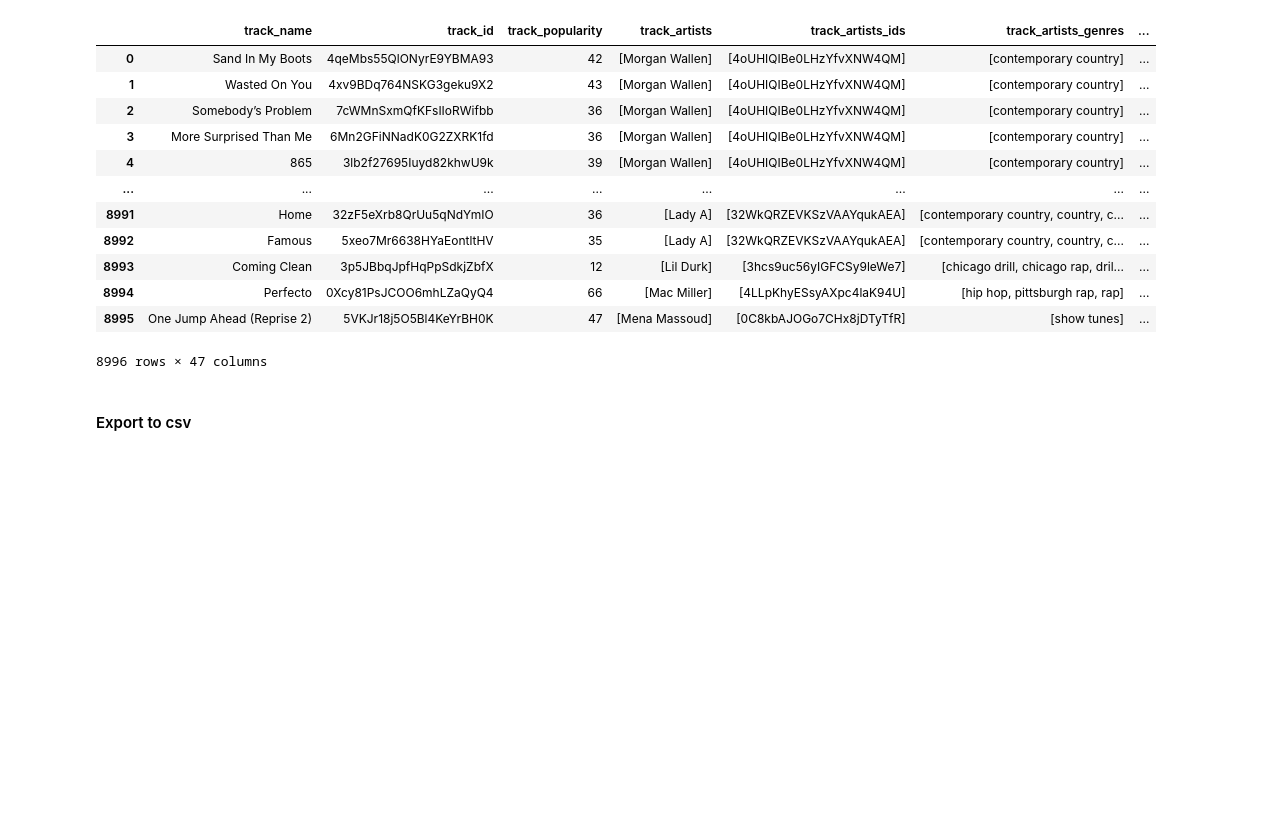
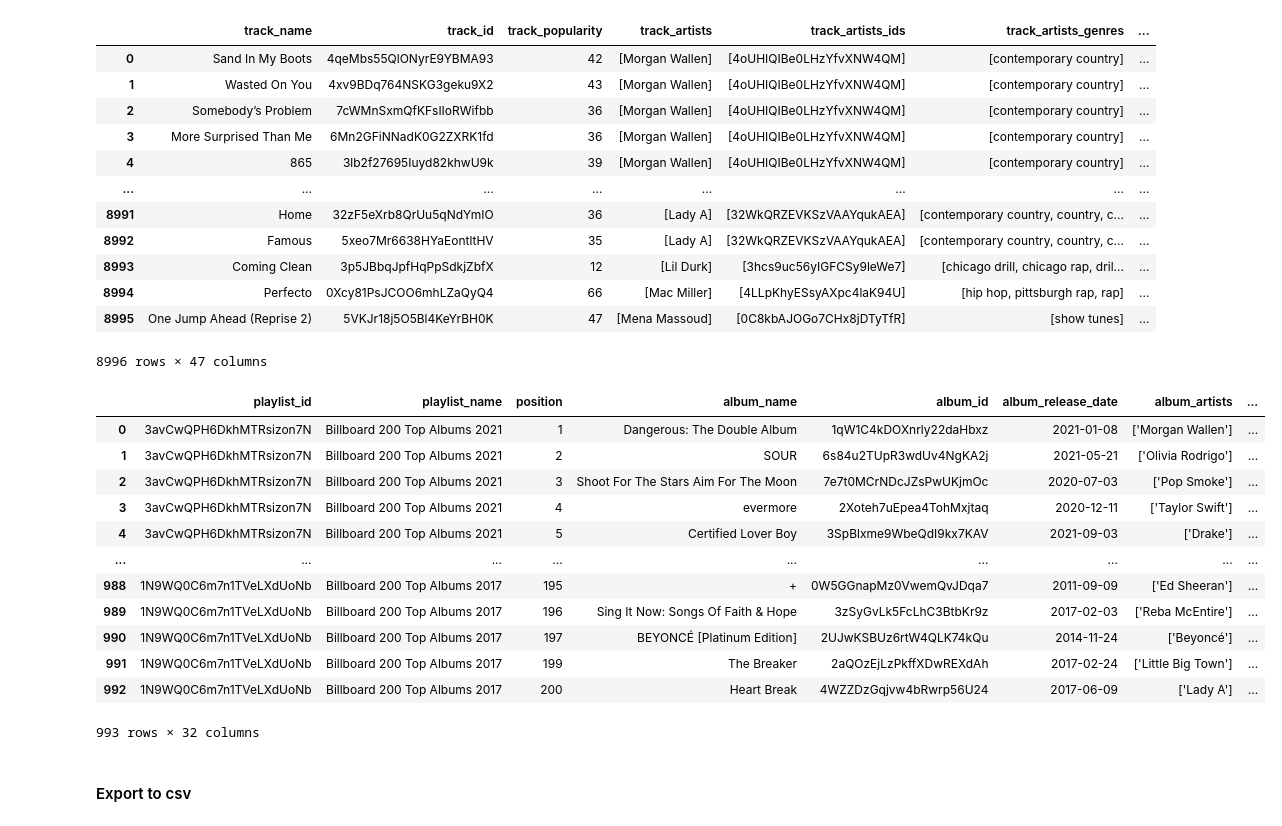
Before and after one commit to katieravenwood/Spotify-Five-Year-Analysis-Project, a Jupyter notebook: notebooks/NestedListandDummyRecoding.ipynb, the cells around one changed output. Cells and saved outputs as stored; diff of their text form; code cells hidden in the pictures; blank space fills up the shorter version.

```diff
--- a/notebooks/NestedListandDummyRecoding.ipynb
+++ b/notebooks/NestedListandDummyRecoding.ipynb
@@ -467,0 +399,3 @@ dfa.head(20)
+# %%
+dfa['album_artists_popularity'] = dfa['album_artists_popularity'].apply(lambda v: eval(v))
+dfa['album_artists_popularity']
@@ -467,0 +415,3 @@ dfa.head(20)
+# %%
+dfa['album_artists_followers'] = dfa['album_artists_followers'].apply(lambda v: eval(v))
+dfa['album_artists_followers']
@@ -467,0 +448,3 @@ dfa.head(20)
+# %%
+dfa['album_artists_genres'] = dfa['album_artists_genres'].apply(lambda v: eval(v))
+dfa['album_artists_genres']
@@ -805,6 +828,24 @@ df
 | 8994 | Perfecto | 0Xcy81PsJCOO6mhLZaQyQ4 | 66 | [Mac Miller] | [4LLpKhyESsyAXpc4laK94U] | [hip hop, pittsburgh rap, rap] | ... |
 | 8995 | One Jump Ahead (Reprise 2) | 5VKJr18j5O5Bl4KeYrBH0K | 47 | [Mena Massoud] | [0C8kbAJOGo7CHx8jDTyTfR] | [show tunes] | ... |
 8996 rows × 47 columns
+# %%
+dfa = dfa.drop("Unnamed: 0", axis=1)
+# %%
+dfa
+# %% [output]
+|  | playlist_id | playlist_name | position | album_name | album_id | album_release_date | album_artists | ... |
+| 0 | 3avCwQPH6DkhMTRsizon7N | Billboard 200 Top Albums 2021 | 1 | Dangerous: The Double Album | 1qW1C4kDOXnrly22daHbxz | 2021-01-08 | ['Morgan Wallen'] | ... |
+| 1 | 3avCwQPH6DkhMTRsizon7N | Billboard 200 Top Albums 2021 | 2 | SOUR | 6s84u2TUpR3wdUv4NgKA2j | 2021-05-21 | ['Olivia Rodrigo'] | ... |
+| 2 | 3avCwQPH6DkhMTRsizon7N | Billboard 200 Top Albums 2021 | 3 | Shoot For The Stars Aim For The Moon | 7e7t0MCrNDcJZsPwUKjmOc | 2020-07-03 | ['Pop Smoke'] | ... |
+| 3 | 3avCwQPH6DkhMTRsizon7N | Billboard 200 Top Albums 2021 | 4 | evermore | 2Xoteh7uEpea4TohMxjtaq | 2020-12-11 | ['Taylor Swift'] | ... |
+| 4 | 3avCwQPH6DkhMTRsizon7N | Billboard 200 Top Albums 2021 | 5 | Certified Lover Boy | 3SpBlxme9WbeQdI9kx7KAV | 2021-09-03 | ['Drake'] | ... |
+| ... | ... | ... | ... | ... | ... | ... | ... | ... |
+| 988 | 1N9WQ0C6m7n1TVeLXdUoNb | Billboard 200 Top Albums 2017 | 195 | + | 0W5GGnapMz0VwemQvJDqa7 | 2011-09-09 | ['Ed Sheeran'] | ... |
+| 989 | 1N9WQ0C6m7n1TVeLXdUoNb | Billboard 200 Top Albums 2017 | 196 | Sing It Now: Songs Of Faith & Hope | 3zSyGvLk5FcLhC3BtbKr9z | 2017-02-03 | ['Reba McEntire'] | ... |
+| 990 | 1N9WQ0C6m7n1TVeLXdUoNb | Billboard 200 Top Albums 2017 | 197 | BEYONCÉ [Platinum Edition] | 2UJwKSBUz6rtW4QLK74kQu | 2014-11-24 | ['Beyoncé'] | ... |
+| 991 | 1N9WQ0C6m7n1TVeLXdUoNb | Billboard 200 Top Albums 2017 | 199 | The Breaker | 2aQOzEjLzPkffXDwREXdAh | 2017-02-24 | ['Little Big Town'] | ... |
+| 992 | 1N9WQ0C6m7n1TVeLXdUoNb | Billboard 200 Top Albums 2017 | 200 | Heart Break | 4WZZDzGqjvw4bRwrp56U24 | 2017-06-09 | ['Lady A'] | ... |
+993 rows × 32 columns
 # %% [markdown]
 #### Export to csv
 # %%
```
Also changed, not shown: parts of 62 cells of this notebook, 1 other file.
